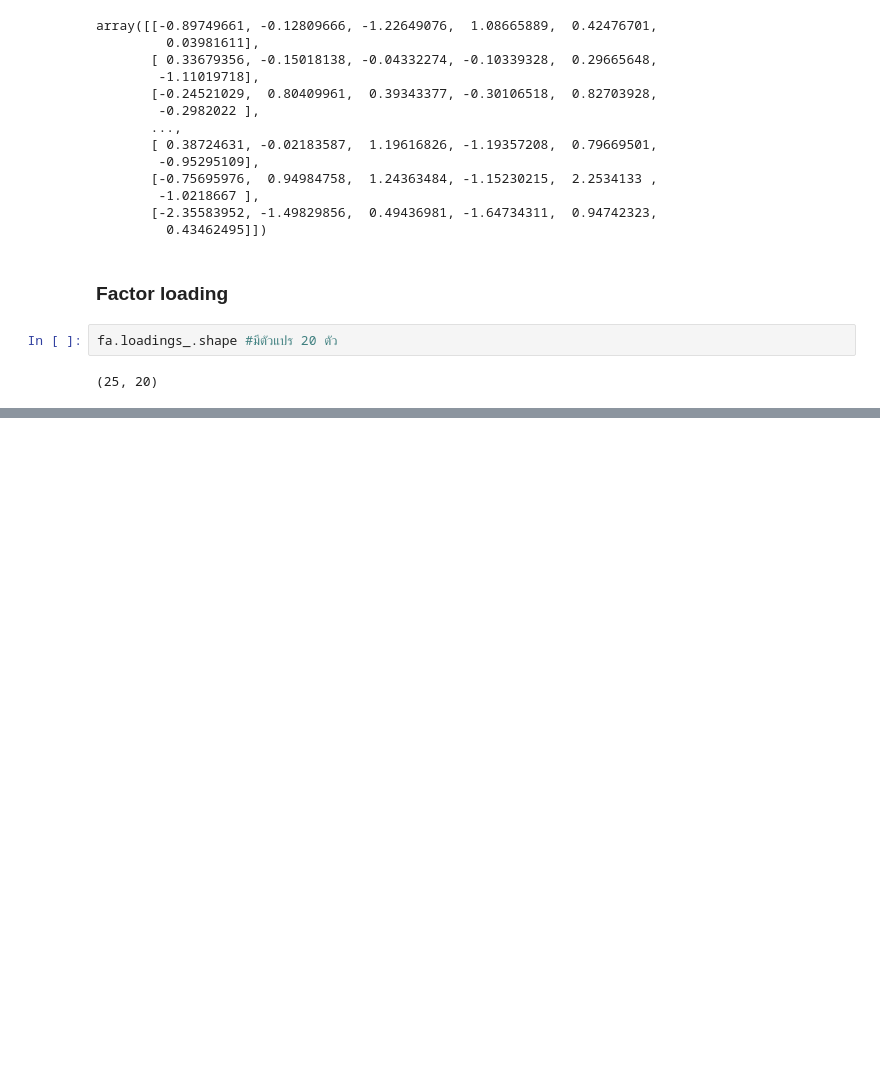
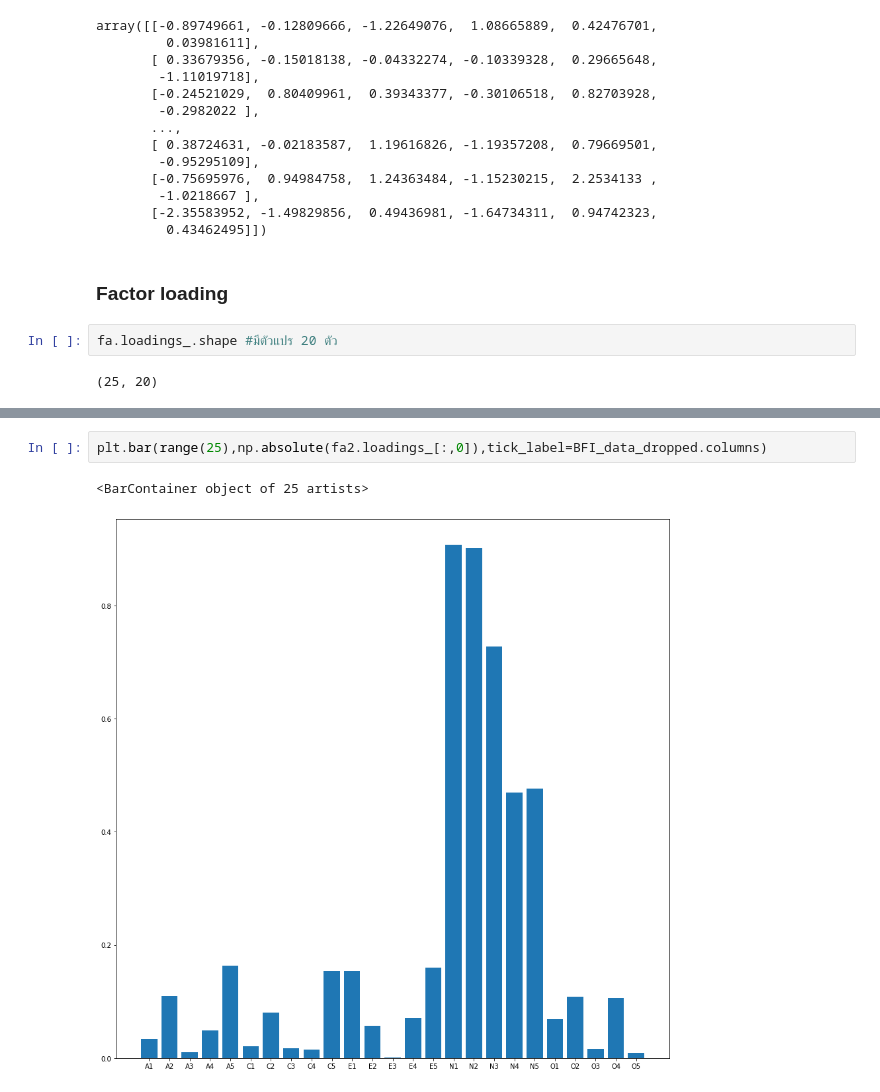
Before and after one commit to Umaporn19/multivariate, a Jupyter notebook: Chapter_5_Factor_Analysis.ipynb, the cells around one changed output, grey strips where cells are left out. Saved outputs shown, nothing was run; the diff lists cells and outputs as text; blank space fills up the shorter version.

```diff
--- a/Chapter_5_Factor_Analysis.ipynb
+++ b/Chapter_5_Factor_Analysis.ipynb
@@ -170,0 +216,5 @@ fa.loadings_.shape #มีตัวแปร 20 ตัว
+# %%
+plt.bar(range(25),np.absolute(fa2.loadings_[:,0]),tick_label=BFI_data_dropped.columns)
+# %% [output]
+<BarContainer object of 25 artists>
+[figure, added]
```
Also changed, not shown: parts of 12 cells of this notebook.
